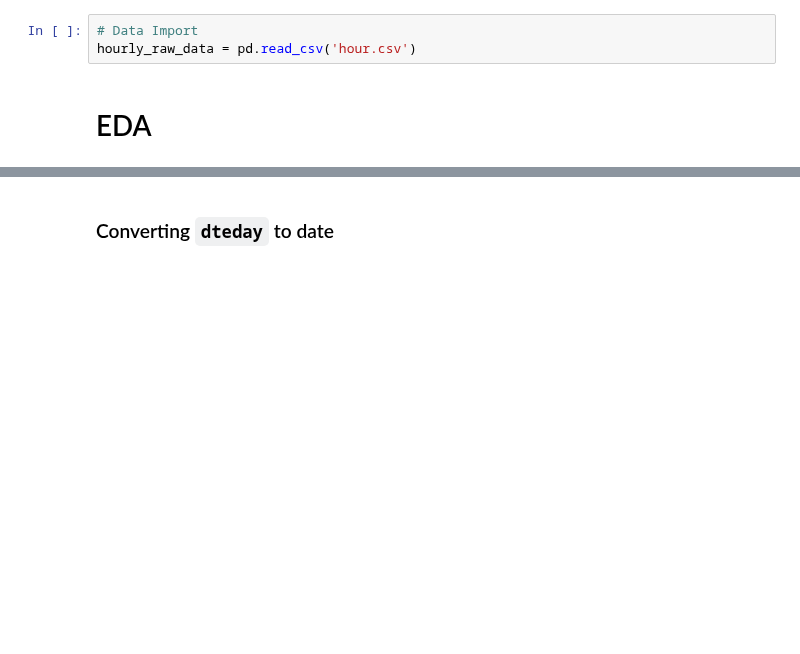
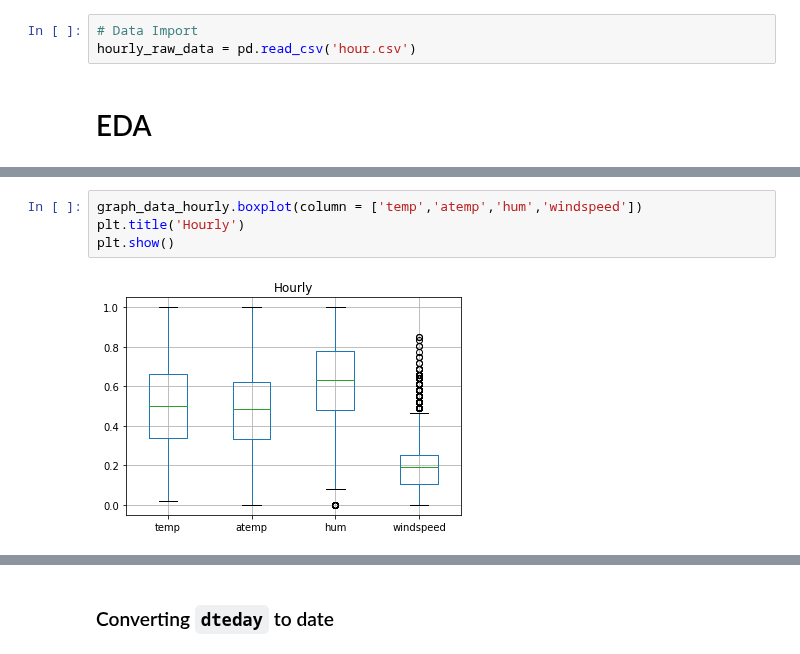
Before and after one commit to mradazoury/Bike_Prediction_Python_group_project, a Jupyter notebook: Bike-Sharing-Dataset 2/1. EDA + Baseline.ipynb, the cells around one changed output, grey strips where cells are left out. Saved outputs shown, nothing was run; the diff lists cells and outputs as text; blank space fills up the shorter version.

```diff
--- a/Bike-Sharing-Dataset 2/1. EDA + Baseline.ipynb
+++ b/Bike-Sharing-Dataset 2/1. EDA + Baseline.ipynb
@@ -68,0 +58,6 @@ hourly_raw_data = pd.read_csv('hour.csv')
+# %%
+graph_data_hourly.boxplot(column = ['temp','atemp','hum','windspeed'])
+plt.title('Hourly')
+plt.show()
+# %% [output]
+[figure, added]
```
Also changed, not shown: parts of 24 cells of this notebook, 13 other files.
